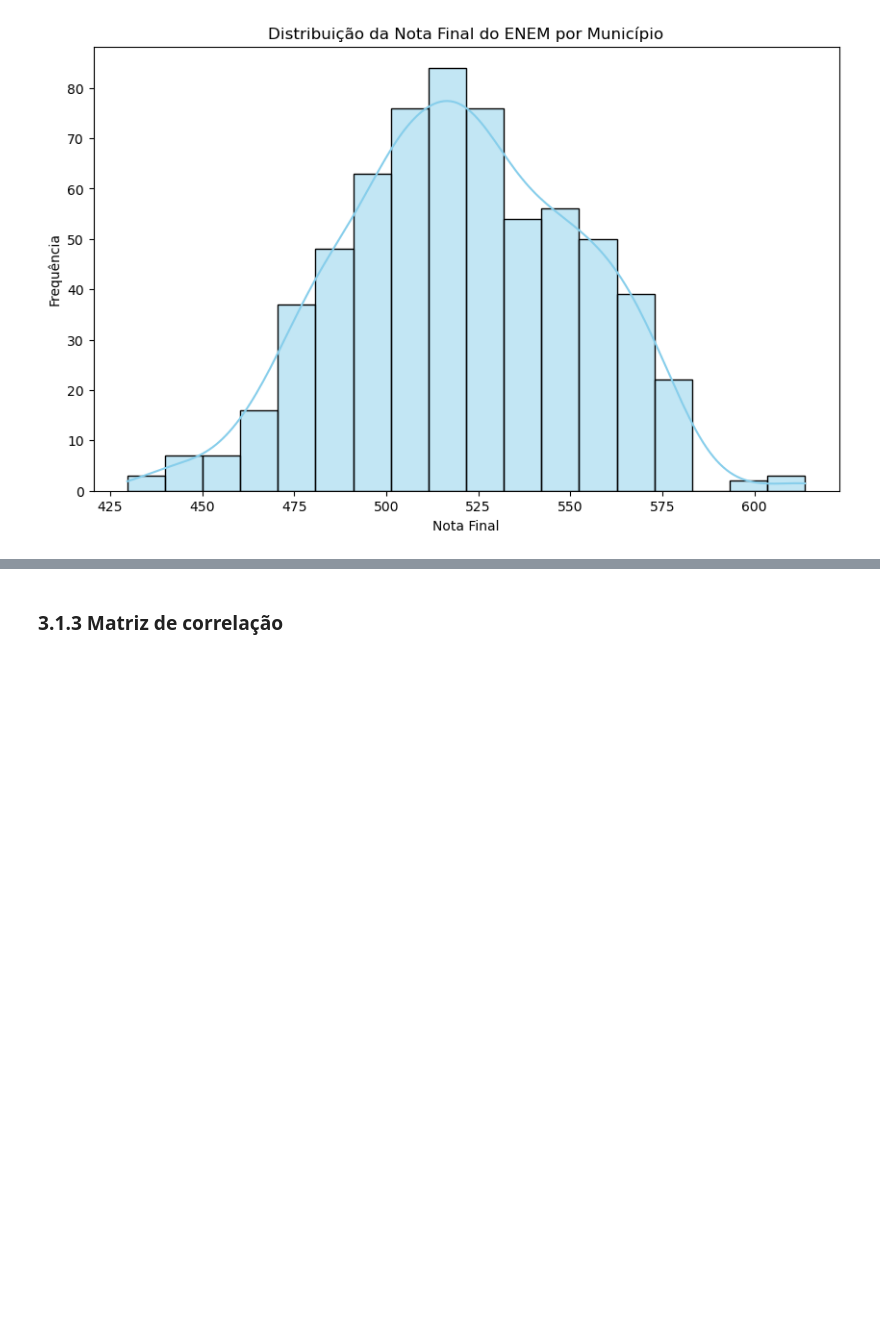
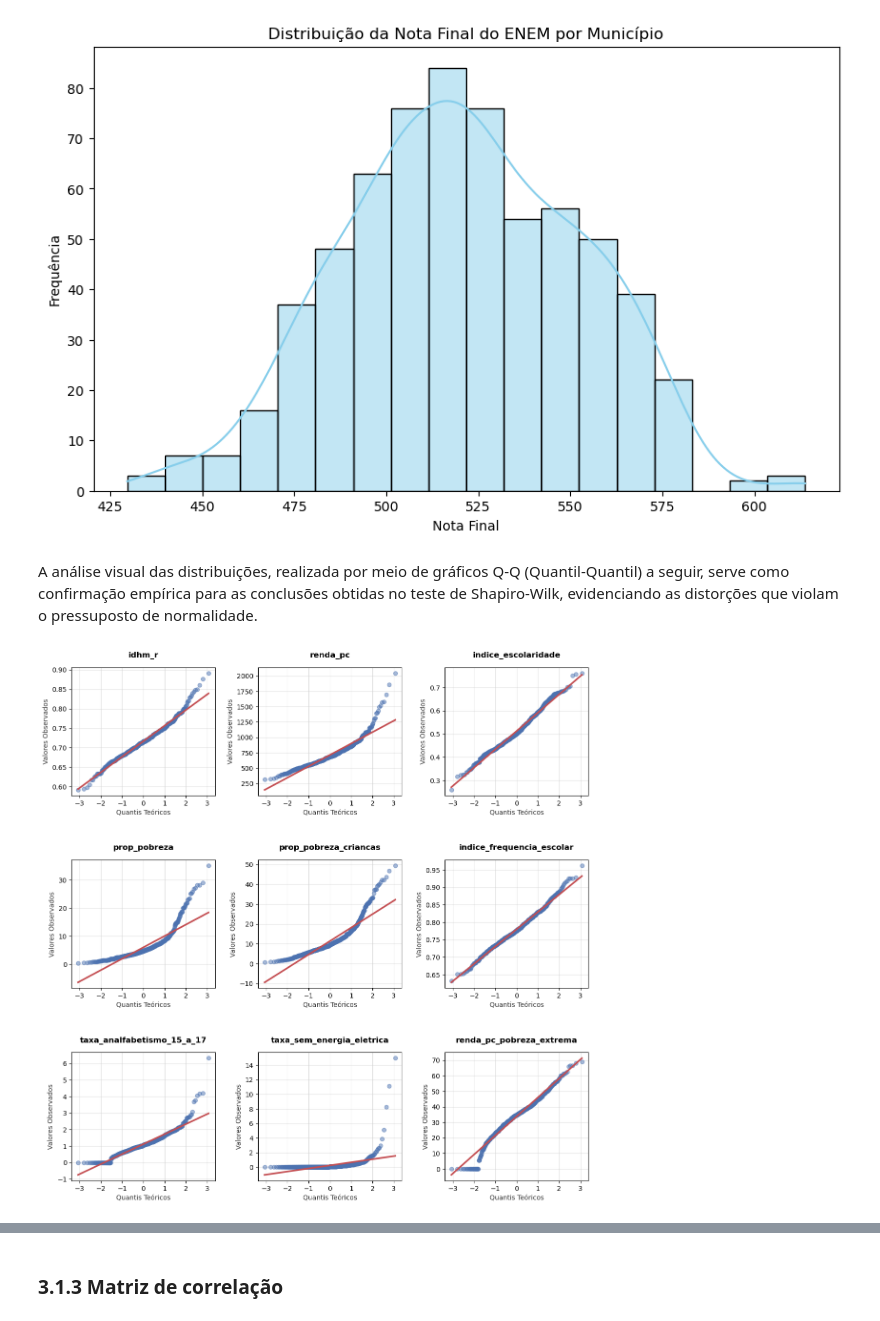
Before and after one commit to lsterra/trabalho_final_metodos_2026, a Jupyter notebook: analise_enem_sp_infraestrutura.ipynb, the cells around one changed output, grey strips where cells are left out. Saved outputs shown, nothing was run; the diff lists cells and outputs as text; code cells hidden in the pictures; blank space fills up the shorter version.

Commit message:
Adição dos gráficos QQ plot

```diff
--- a/analise_enem_sp_infraestrutura.ipynb
+++ b/analise_enem_sp_infraestrutura.ipynb
@@ -457,3 +459,48 @@ plt.ylabel('Frequência')
 plt.show()
 # %% [output]
 [figure]
+# %% [markdown]
+A análise visual das distribuições, realizada por meio de gráficos Q-Q (Quantil-Quantil) a seguir, serve como confirmação empírica para as conclusões obtidas no teste de Shapiro-Wilk, evidenciando as distorções que violam o pressuposto de normalidade.
+# %%
+import matplotlib.pyplot as plt
+linha = 0
+v_coluna = 0
+fig, ax = plt.subplots(3, 3, figsize=(14, 14))
+
+for i, variavel_nome in enumerate(variaveis_para_testar):
+    # Desenha o gráfico estatístico no quadrante atual
+    stats.probplot(df_final[variavel_nome], plot=ax[linha, v_coluna])
+
+# Customizando os textos do quadrante atual
+    ax[linha, v_coluna].set_title(variavel_nome, fontsize=12, fontweight='bold', pad=15)
+    ax[linha, v_coluna].set_xlabel('Quantis Teóricos', color='#333333', fontsize=10)
+    ax[linha, v_coluna].set_ylabel('Valores Observados', color='#333333', fontsize=10)
+
+# Adicionando uma grade sutil ao fundo para ajudar a ver o desvio da linha vermelha
+    ax[linha, v_coluna].grid(True, linestyle='-', alpha=0.7, color='lightgray')
+
+# Costumizações visuais a mais
+    linhas_do_grafico = ax[linha, v_coluna].get_lines()
+    pontos = linhas_do_grafico[0]
+    linha_referencia = linhas_do_grafico[1]
+    pontos.set_marker('o')
+    pontos.set_markerfacecolor('#4c72b0')
+    pontos.set_markeredgecolor('#4c72b0')    # Borda do ponto com a mesma cor
+    pontos.set_alpha(0.5)                    # Transparência dos pontos
+    pontos.set_markersize(6)                 # Tamanho dos pontos
+    pontos.set_label('Pontos de Dados')      # Nome para a legenda
+    linha_referencia.set_color('#c44e52')
+    linha_referencia.set_linewidth(2.5)      # Linha um pouco mais espessa
+    linha_referencia.set_label('Linha de Referência')
+
+    #  Mecanismo de movimentação da matriz
+    v_coluna += 1
+    if v_coluna > 2:
+        v_coluna = 0
+        linha += 1
+
+# Ajusta o espaçamento entre os blocos para nenhum texto se sobrepor
+plt.subplots_adjust(hspace=0.5, wspace=0.3)
+plt.show()
+# %% [output]
+[figure, added]
```
Also changed, not shown: parts of 5 cells of this notebook.
